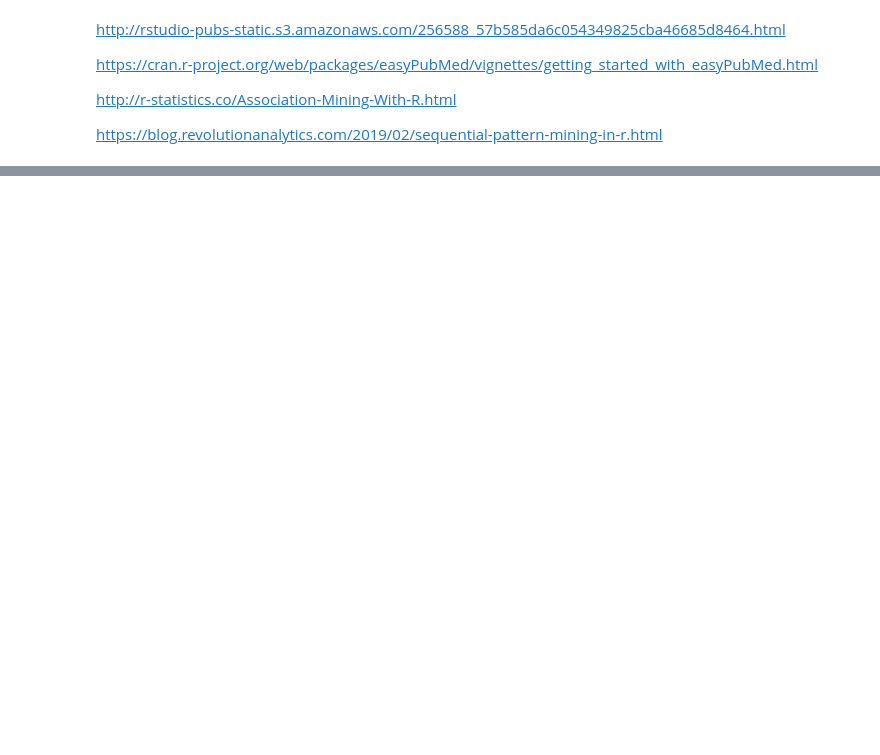
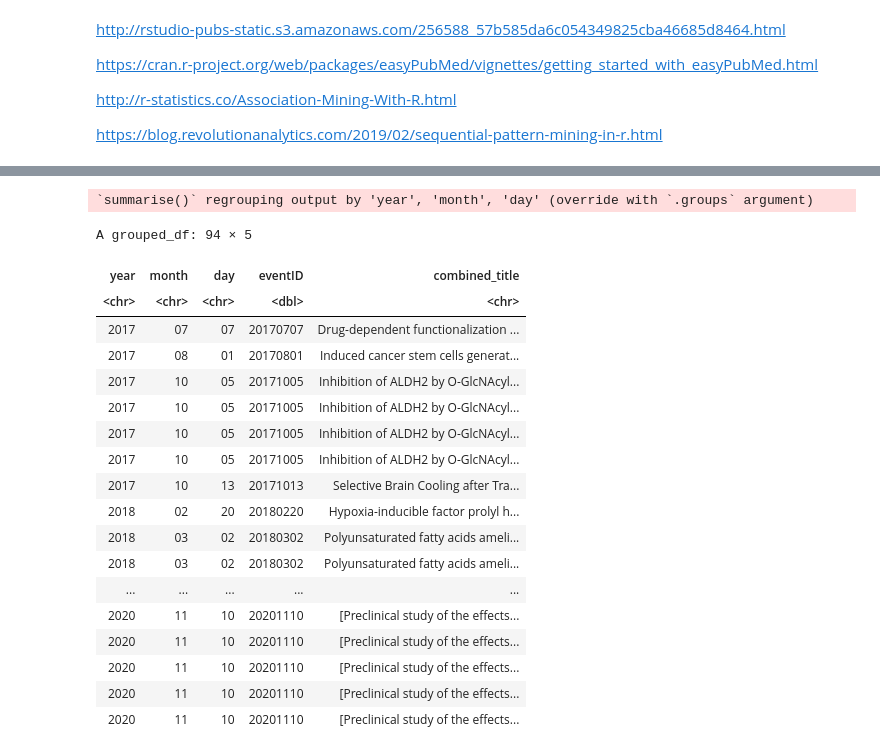
Before and after one commit to GuptaNavdeep1983/CS688, a Jupyter notebook: Assignment7.ipynb, the cells around one changed output, grey strips where cells are left out. Cells and saved outputs as stored; diff of their text form; code cells hidden in the pictures; blank space fills up the shorter version.

```diff
--- a/Assignment7.ipynb
+++ b/Assignment7.ipynb
@@ -27,0 +67,42 @@ full_df <- do.call(rbind, xx)
+# %%
+
+# all_years
+# all_years[seq(1, 500, by = 1), c("year", "month", "title")]
+all_years <- transform(all_years, month_int = as.numeric(month))
+all_years <- transform(all_years, year_int = as.numeric(year))
+all_years <- transform(all_years, day_int = as.numeric(day))
+# grouped_years <- all_years %>%
+#   group_by(year_int, month_int) %>%
+#   summarize(
+#     eventID = as.numeric(paste(year_int, month_int, sep="")),
+#     combined_title = paste(as.character(title), collapse = ' ')
+#   )
+
+grouped_years <- all_years %>%
+  group_by(year,month, day) %>%
+  summarize(
+    eventID = as.numeric(paste(year, month, day, sep="")),
+    combined_title = paste(as.character(title), collapse = ' ')
+  )
+grouped_years
+# %% [output]
+`summarise()` regrouping output by 'year', 'month', 'day' (override with `.groups` argument)
+A grouped_df: 94 × 5
+| year | month | day | eventID | combined_title |
+| <chr> | <chr> | <chr> | <dbl> | <chr> |
+| 2017 | 07 | 07 | 20170707 | Drug-dependent functionalization ... |
+| 2017 | 08 | 01 | 20170801 | Induced cancer stem cells generat... |
+| 2017 | 10 | 05 | 20171005 | Inhibition of ALDH2 by O-GlcNAcyl... |
+| 2017 | 10 | 05 | 20171005 | Inhibition of ALDH2 by O-GlcNAcyl... |
+| 2017 | 10 | 05 | 20171005 | Inhibition of ALDH2 by O-GlcNAcyl... |
+| 2017 | 10 | 05 | 20171005 | Inhibition of ALDH2 by O-GlcNAcyl... |
+| 2017 | 10 | 13 | 20171013 | Selective Brain Cooling after Tra... |
+| 2018 | 02 | 20 | 20180220 | Hypoxia-inducible factor prolyl h... |
+| 2018 | 03 | 02 | 20180302 | Polyunsaturated fatty acids ameli... |
+| 2018 | 03 | 02 | 20180302 | Polyunsaturated fatty acids ameli... |
+| ... | ... | ... | ... | ... |
+| 2020 | 11 | 10 | 20201110 | [Preclinical study of the effects... |
+| 2020 | 11 | 10 | 20201110 | [Preclinical study of the effects... |
+| 2020 | 11 | 10 | 20201110 | [Preclinical study of the effects... |
+| 2020 | 11 | 10 | 20201110 | [Preclinical study of the effects... |
+| 2020 | 11 | 10 | 20201110 | [Preclinical study of the effects... |
```
Also changed, not shown: parts of 20 cells of this notebook.
